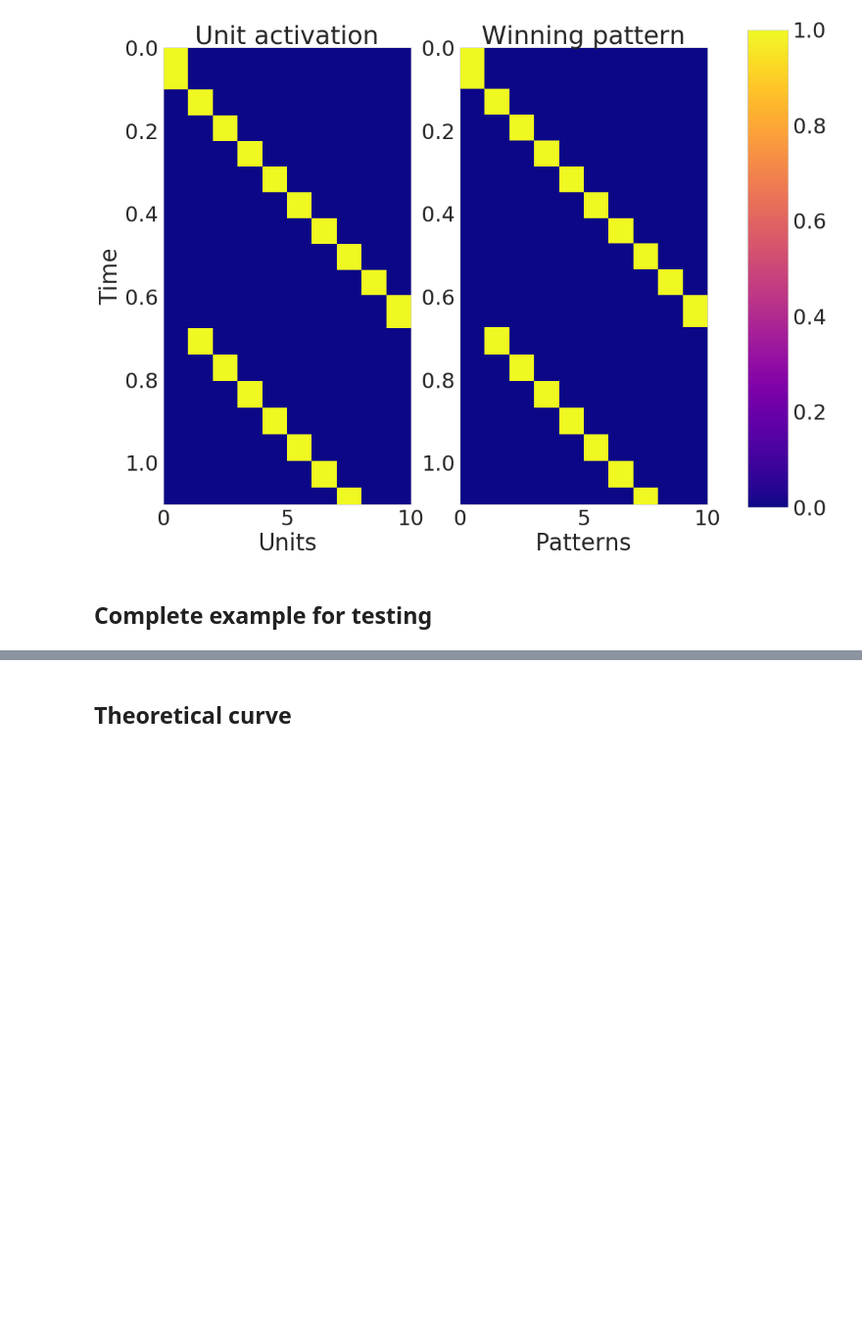
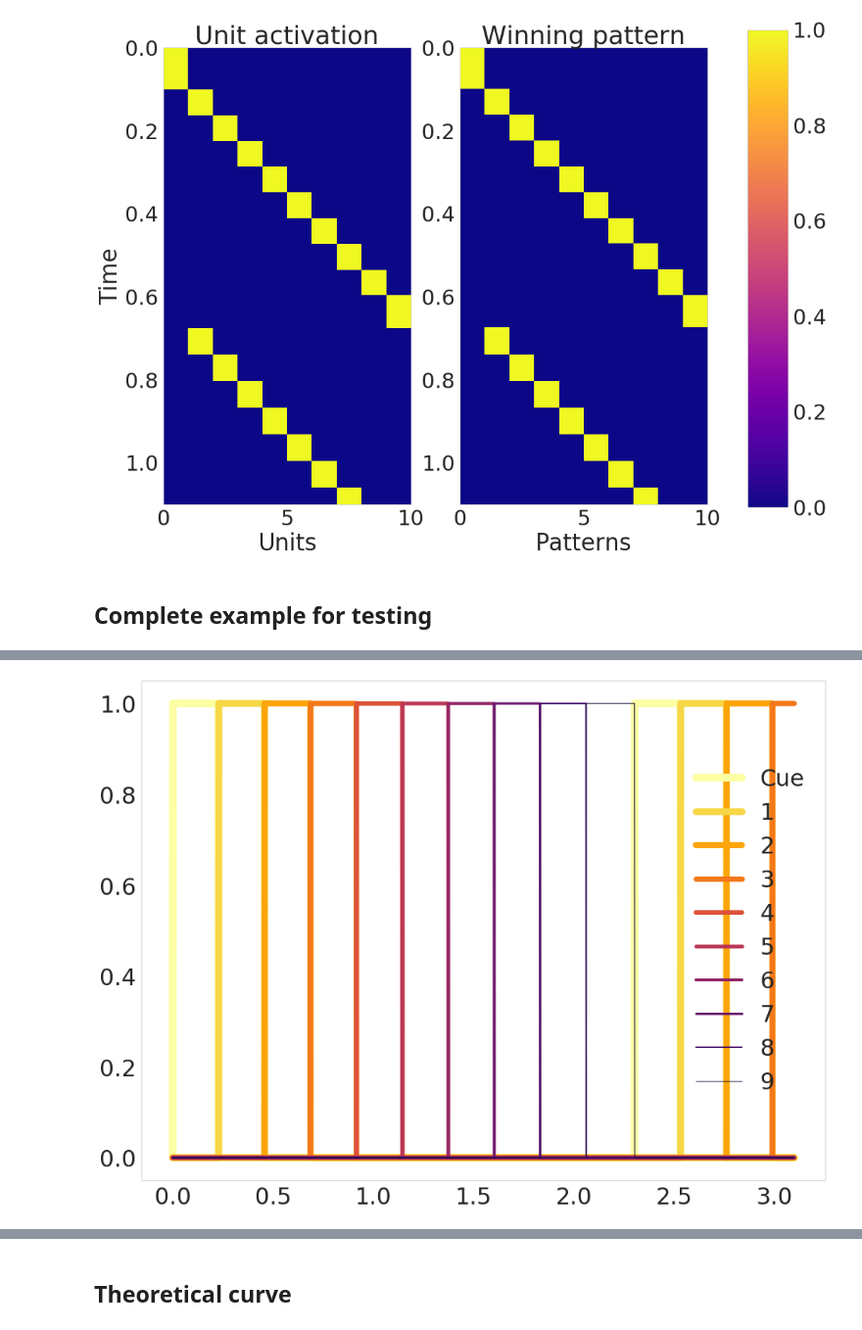
Before and after one commit to h-mayorquin/BCPNN_sequences, a Jupyter notebook: jupyter/2018-02-08(BCPNN perfect - theory I, recall properties).ipynb, the cells around one changed output, grey strips where cells are left out. Shown at 98% size. Cells and saved outputs as stored; diff of their text form; code cells hidden in the pictures; blank space fills up the shorter version.

```diff
--- a/jupyter/2018-02-08(BCPNN perfect - theory I, recall properties).ipynb
+++ b/jupyter/2018-02-08(BCPNN perfect - theory I, recall properties).ipynb
@@ -173,0 +178,25 @@ print(mean)
+# %%
+norm = matplotlib.colors.Normalize(0, n_patterns)
+cmap = matplotlib.cm.inferno_r
+
+o = manager.history['o']
+a = manager.history['a']
+i_ampa = manager.history['i_ampa']
+
+T_total = manager.T_total
+time = np.arange(0, T_total, dt)
+
+fig = plt.figure(figsize=(16, 12))
+ax = fig.add_subplot(111)
+for pattern in range(n_patterns):
+    width = 10.0 - pattern * 1.0
+    if pattern == 0:
+        label = 'Cue'
+    else:
+        label = str(pattern)
+
+    ax.plot(time, o[:, pattern], color=cmap(norm(pattern)), linewidth=width, label=label)
+
+ax.legend();
+# %% [output]
+[figure, added]
```
Also changed, not shown: parts of 6 cells of this notebook, 3 other files.
